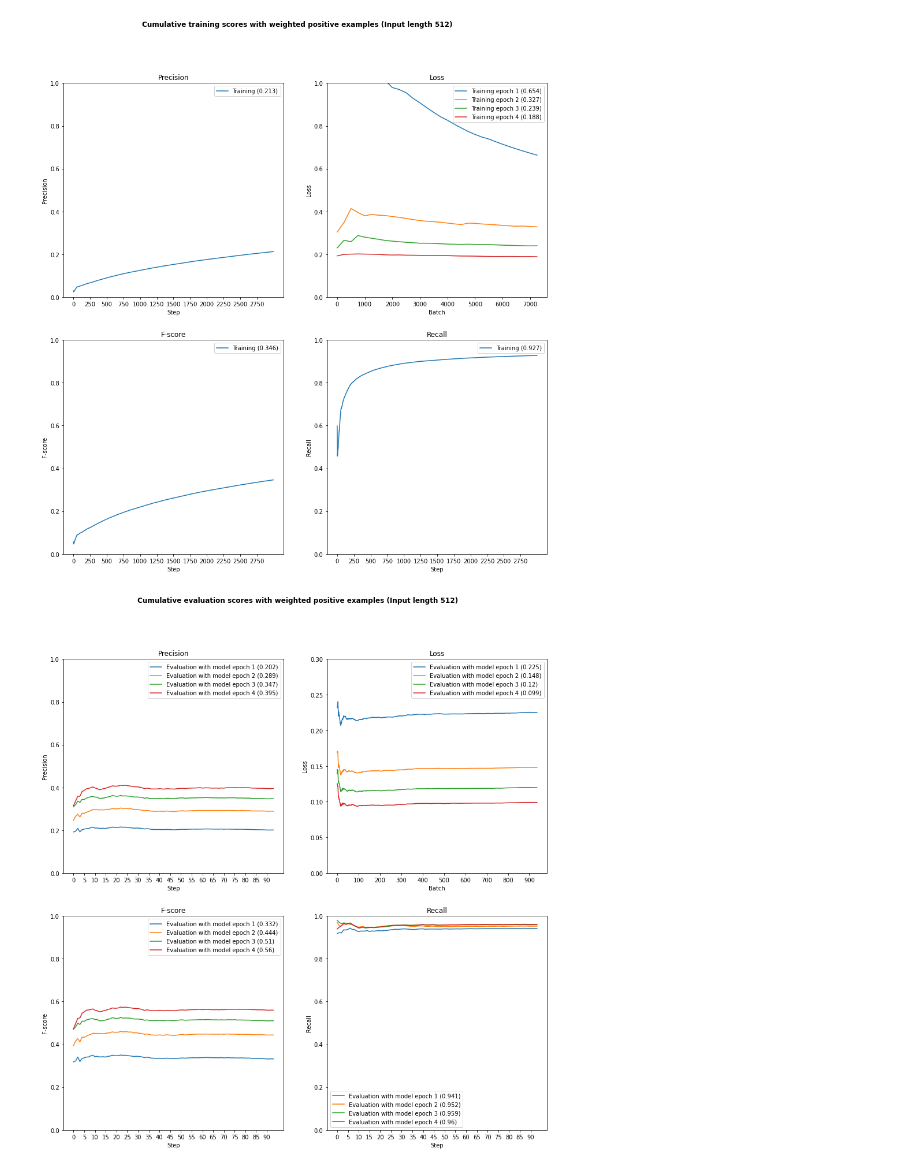
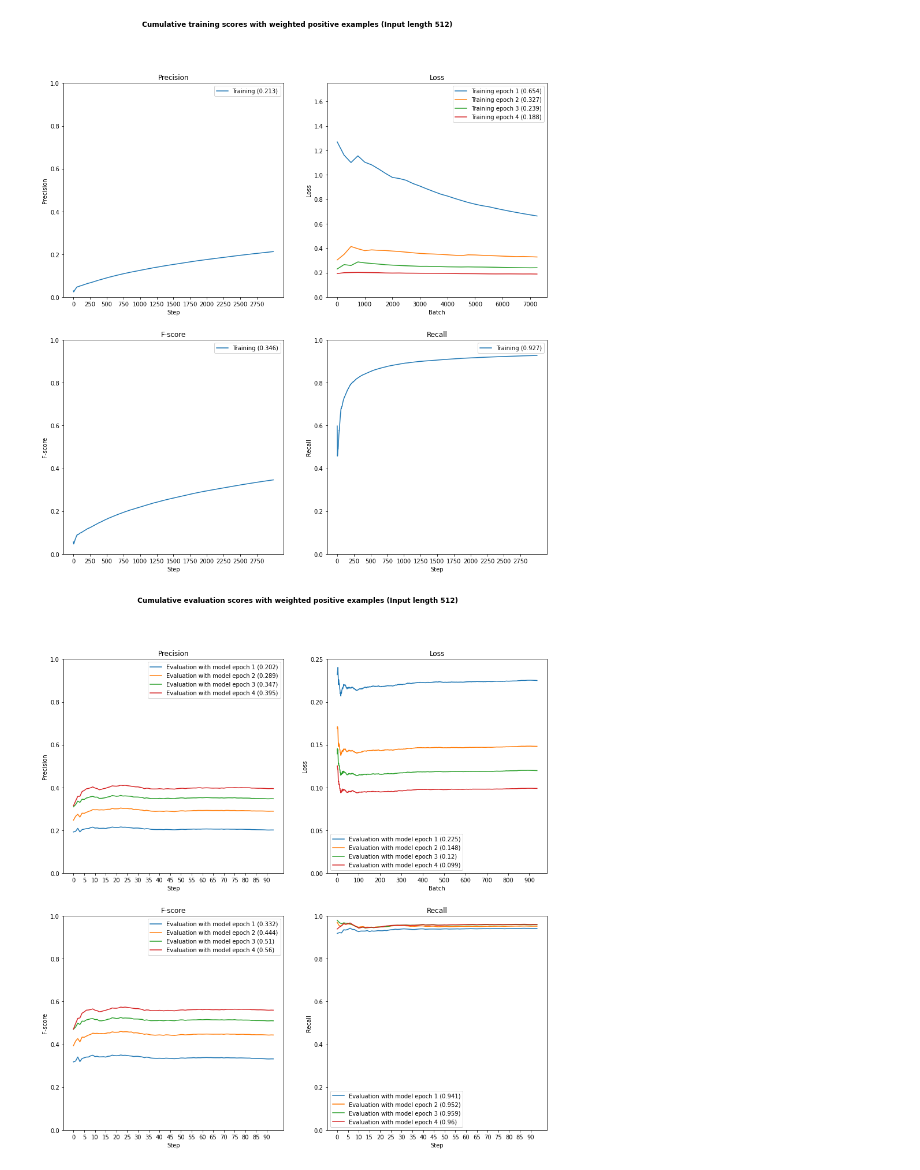
Before and after one commit to apndx/ReutersDocLabeler, a Jupyter notebook: notebooks/display-scores.ipynb, the cells around one changed output. Drawn from its saved outputs; the diff is of its cells as text; code cells hidden in the pictures.

Commit message:
Made y-axis dynamic in loss graphs

```diff
--- a/notebooks/display-scores.ipynb
+++ b/notebooks/display-scores.ipynb
@@ -87,11 +87,13 @@ pre_ax.set_xlabel('Step')
 pre_ax.set_ylabel('Precision')
 pre_ax.legend()
 los_ax.title.set_text('Loss')
-los_ax.set_ylim(0.0, 1.0)
+max_loss = 0
 i = b
 while i < len(losses[0].T):
     los_ax.plot(losses[0][i][0::250], label = f'Training epoch {i + 1} ({round(losses[0][i].iloc[-1], 3)})')
+    max_loss = max(max_loss, round(max(list(losses[0][i])),1) + 0.05)
     i += 1
+los_ax.set_ylim(0.0, max_loss)
 los_ax.set_xticks(list(losses[0][0].index)[0::1000])
 los_ax.set_xticklabels(list(losses[0][0].index)[0::1000])
 los_ax.set_xlabel('Batch')
@@ -115,7 +117,7 @@ fsc_ax.set_ylabel('F-score')
 fsc_ax.legend()
 fig.savefig(f'scores/training-scores-{INPUT_LEN}-w')
 # %% [output]
-[figure, old version]
+[figure, new version]
 # %%
 # Evaluation / Testing scores
 s = 1
@@ -135,38 +137,40 @@ pre_ax.set_xlabel('Step')
 pre_ax.set_ylabel('Precision')
 pre_ax.legend()
 los_ax.title.set_text('Loss')
-los_ax.set_ylim(0.0, 0.3)
+max_loss = 0
 i = s
 while i < len(losses):
     los_ax.plot(losses[i], label = f'{PHASE} with model epoch {i} ({round(float(losses[i].iloc[-1]), 3)})')
+    max_loss = max(max_loss, round(max(list(losses[i][0])),1) + 0.05)
     i += 1
+los_ax.set_ylim(0.0, max_loss)
 los_ax.set_xticks(list(losses[s].index)[0::100])
 los_ax.set_xticklabels(list(losses[s].index)[0::100])
 los_ax.set_xlabel('Batch')
 los_ax.set_ylabel('Loss')
 los_ax.legend()
 rec_ax.title.set_text('Recall')
 rec_ax.set_ylim(0.0, 1.0)
 i = s
 while i < len(scrs):
     rec_ax.plot(scrs[i].sum_recall, label = f'{PHASE} with model epoch {i} ({round(scrs[i].sum_recall.iloc[-1], 3)})')
     i += 1
 rec_ax.set_xticks(list(scrs[s].index)[0::5])
 rec_ax.set_xticklabels(list(scrs[s].index)[0::5])
 rec_ax.set_xlabel('Step')
 rec_ax.set_ylabel('Recall')
 rec_ax.legend()
 fsc_ax.title.set_text('F-score')
 fsc_ax.set_ylim(0.0, 1.0)
 i = s
 while i < len(scrs):
     fsc_ax.plot(scrs[i].sum_f_score, label = f'{PHASE} with model epoch {i} ({round(scrs[i].sum_f_score.iloc[-1], 3)})')
     i += 1
 fsc_ax.set_xticks(list(scrs[s].index)[0::5])
 fsc_ax.set_xticklabels(list(scrs[s].index)[0::5])
 fsc_ax.set_xlabel('Step')
 fsc_ax.set_ylabel('F-score')
 fsc_ax.legend()
 fig.savefig(f'scores/{PHASE.lower()}-scores-{INPUT_LEN}-w')
 # %% [output]
-[figure, old version]
+[figure, new version]
```
Also changed, not shown: 2 other files.
